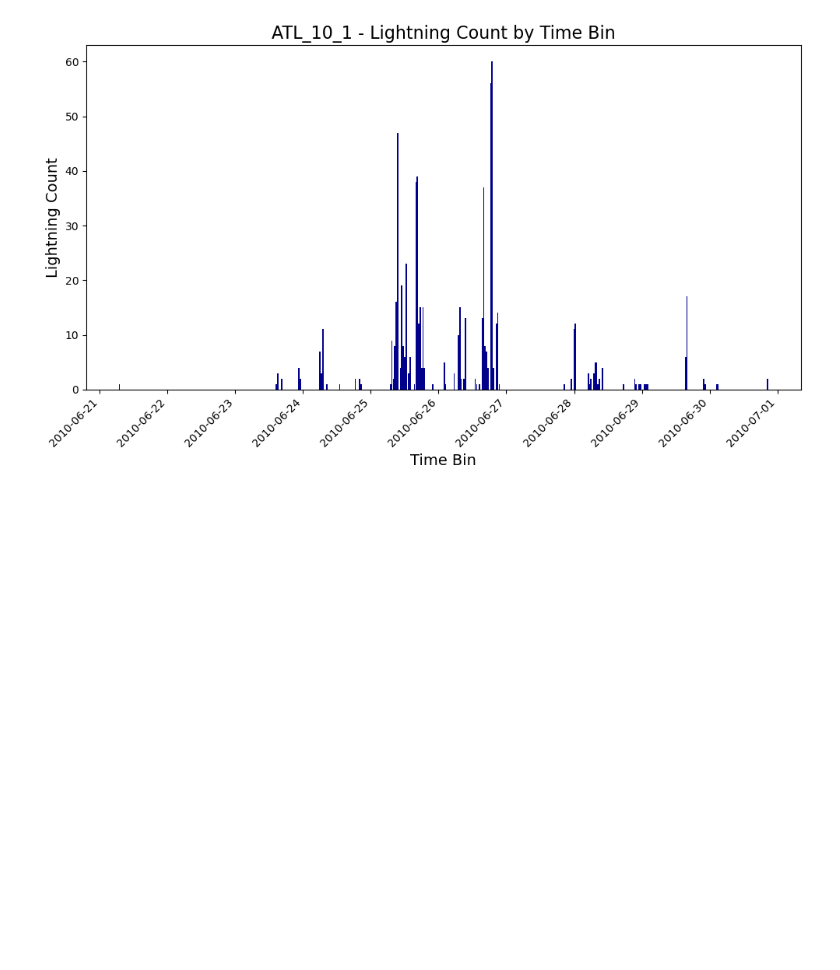
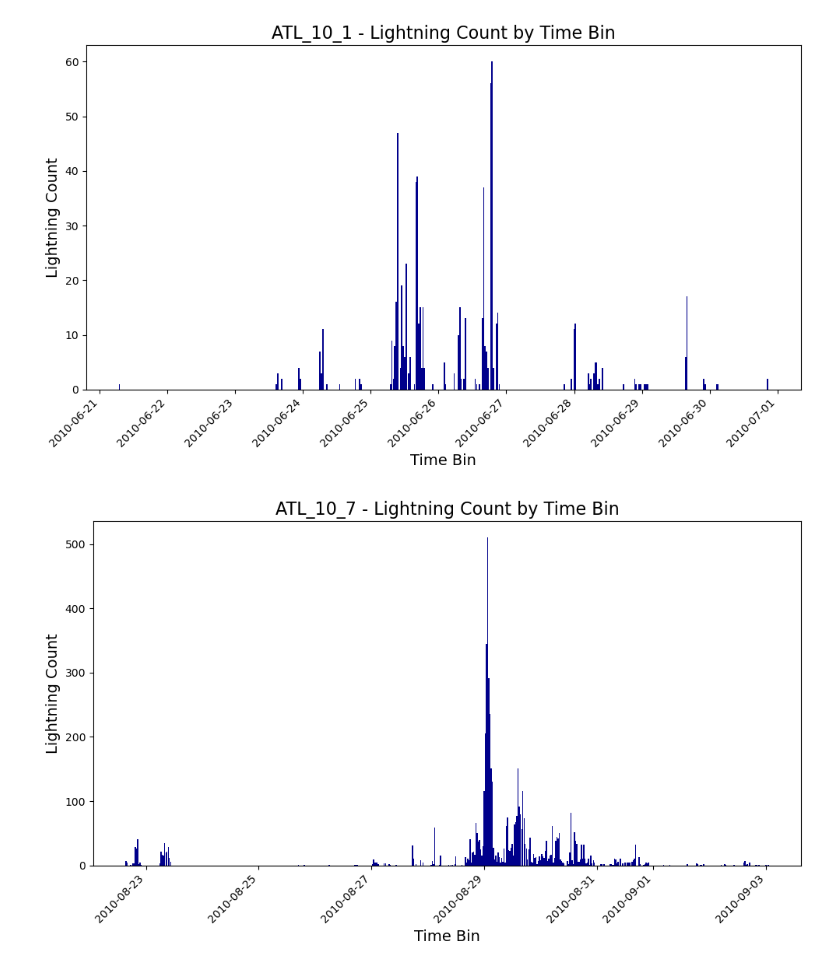
Before and after one commit to aprilggg/Lightning_Analysis_NWRA, a Jupyter notebook: lightning_threshold_innercore.ipynb, the cells around one changed output. Saved outputs shown, nothing was run; the diff lists cells and outputs as text; code cells hidden in the pictures; blank space fills up the shorter version.

Commit message:
upload initial inner core analysis

```diff
--- a/lightning_threshold_innercore.ipynb
+++ b/lightning_threshold_innercore.ipynb
@@ -52,3 +61,23 @@ plt.tight_layout()
 plt.show()
 # %% [output]
 [figure]
+# %%
+# Convert Polars DataFrame to pandas for plotting
+atl_10_7 = innercore_data.filter(pl.col("storm_code") == "ATL_10_7")
+atl_10_7_pd = atl_10_7.to_pandas()
+
+# Plot histogram (bar chart)
+plt.figure(figsize=(10, 6))
+plt.bar(atl_10_7_pd["time_bin"], atl_10_7_pd["lightning_count"], color="darkblue", width=0.02)
+
+# Format plot
+plt.title("ATL_10_7 - Lightning Count by Time Bin", fontsize=16)
+plt.xlabel("Time Bin", fontsize=14)
+plt.ylabel("Lightning Count", fontsize=14)
+plt.xticks(rotation=45, ha="right")  # Rotate x-axis labels for better readability
+plt.tight_layout()
+
+# Show the plot
+plt.show()
+# %% [output]
+[figure, added]
```
Also changed, not shown: parts of 19 cells of this notebook.
